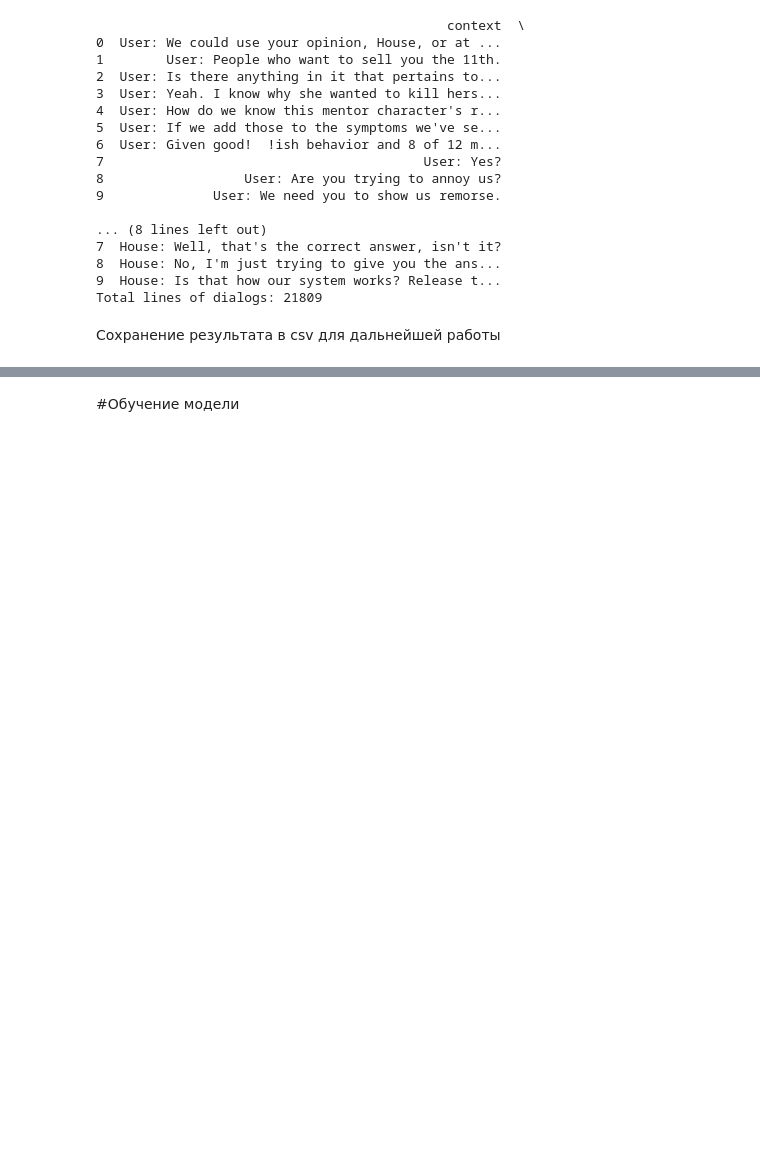
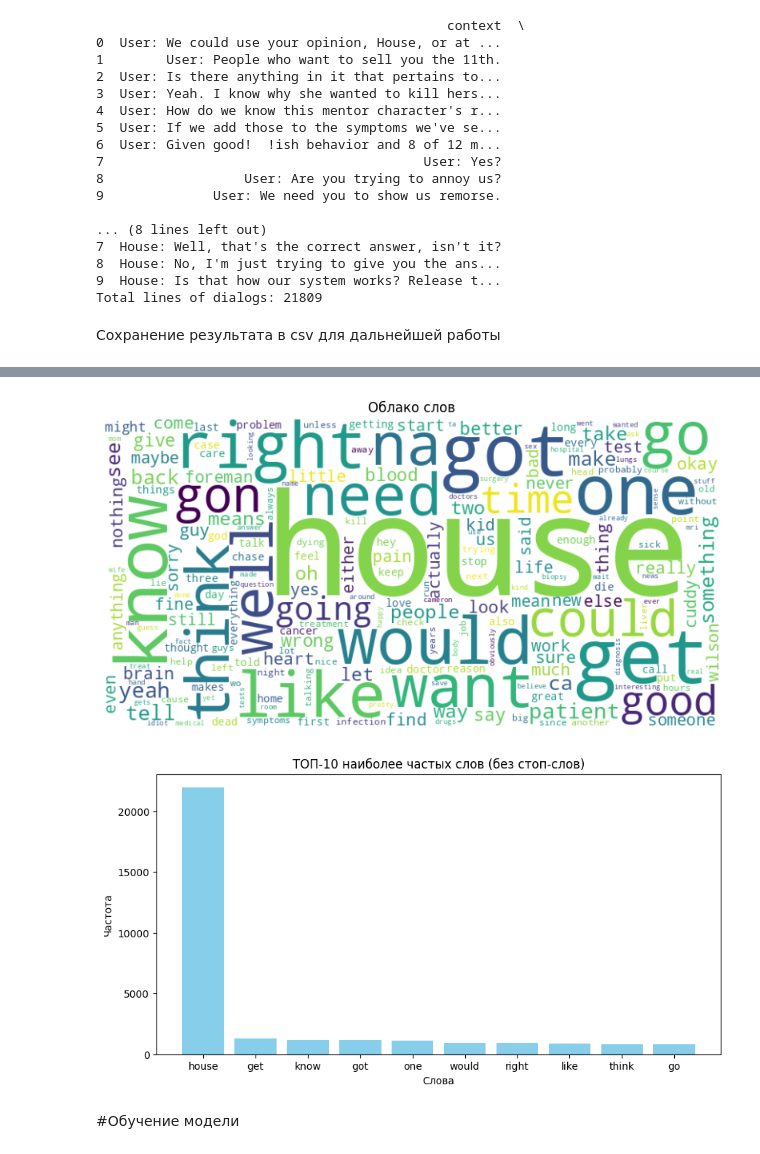
Before and after one commit to vagiztech/NLP_HW2, a Jupyter notebook: HouseMD_NLP.ipynb, the cells around one changed output, grey strips where cells are left out. Cells and saved outputs as stored; diff of their text form; code cells hidden in the pictures; blank space fills up the shorter version.

```diff
--- a/HouseMD_NLP.ipynb
+++ b/HouseMD_NLP.ipynb
@@ -105,3 +156,42 @@ df_dialogs.to_csv(output_path, index=False)
+# %%
+from nltk.corpus import stopwords
+# Получаем список английских стоп-слов
+stop_words = set(stopwords.words('english'))
+
+# Объединяем все реплики House в один текст
+text = " ".join(df_dialogs['house_reply'].dropna().tolist())
+
+# Разбиваем текст на слова, приводим к нижнему регистру
+words = nltk.word_tokenize(text.lower())
+
+# Убираем пунктуацию и стоп-слова
+words = [word for word in words if word.isalnum() and word not in stop_words]
+
+# Подсчёт частоты слов
+word_freq = Counter(words)
+
+# Построение облака слов
+wordcloud = WordCloud(width=800, height=400, background_color='white').generate_from_frequencies(word_freq)
+
+plt.figure(figsize=(10, 5))
+plt.imshow(wordcloud, interpolation='bilinear')
+plt.axis('off')
+plt.title("Облако слов")
+plt.show()
+
+# Альтернативно: гистограмма ТОП-10 наиболее частых слов
+most_common = word_freq.most_common(10)
+words_top, counts_top = zip(*most_common)
+
+plt.figure(figsize=(10, 5))
+plt.bar(words_top, counts_top, color='skyblue')
+plt.title("ТОП-10 наиболее частых слов (без стоп-слов)")
+plt.xlabel("Слова")
+plt.ylabel("Частота")
+plt.show()
+# %% [output]
+[figure, added]
+[figure, added]
 # %% [markdown]
 #Обучение модели
 # %% [markdown]
```
Also changed, not shown: parts of 6 cells of this notebook.
